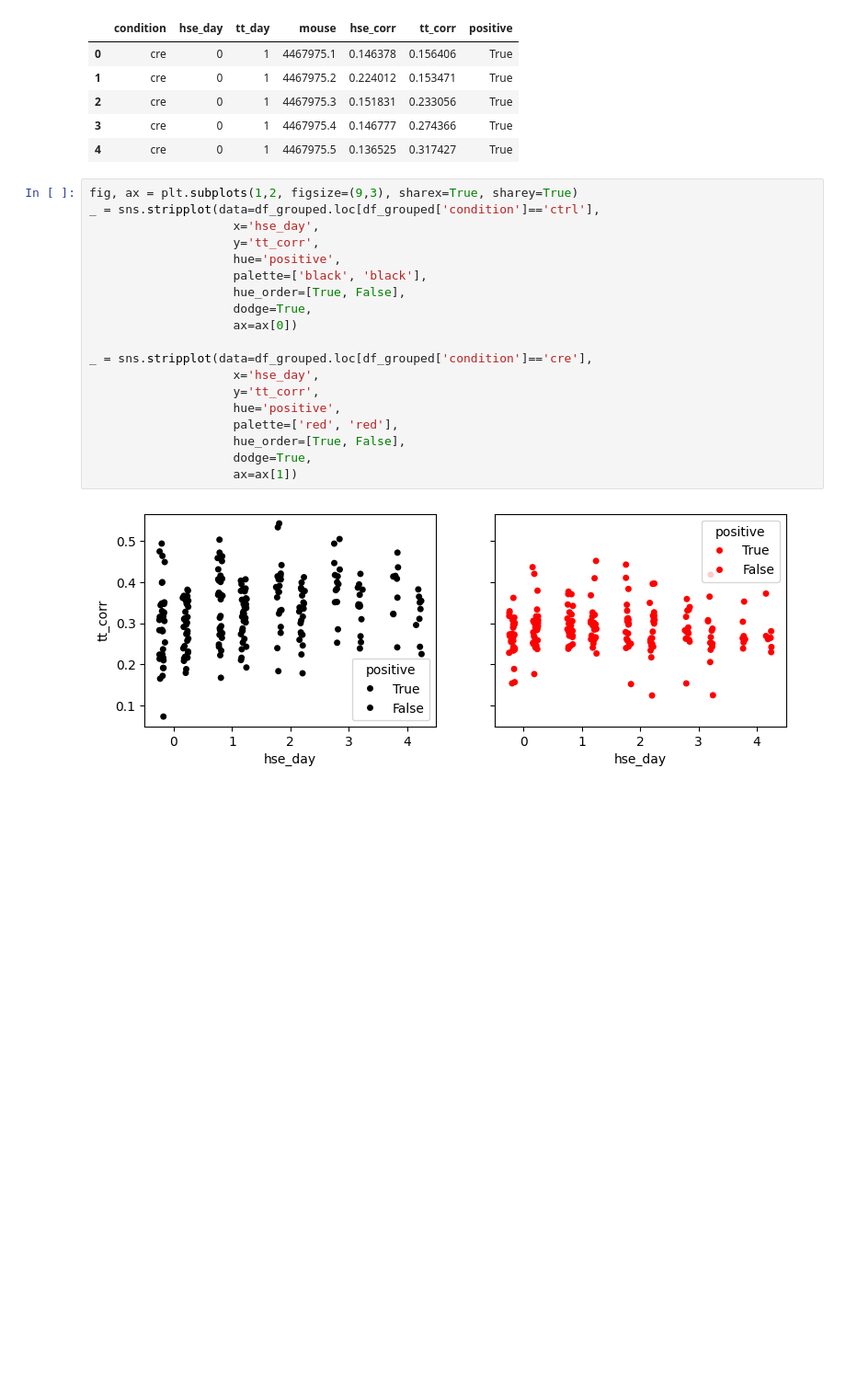
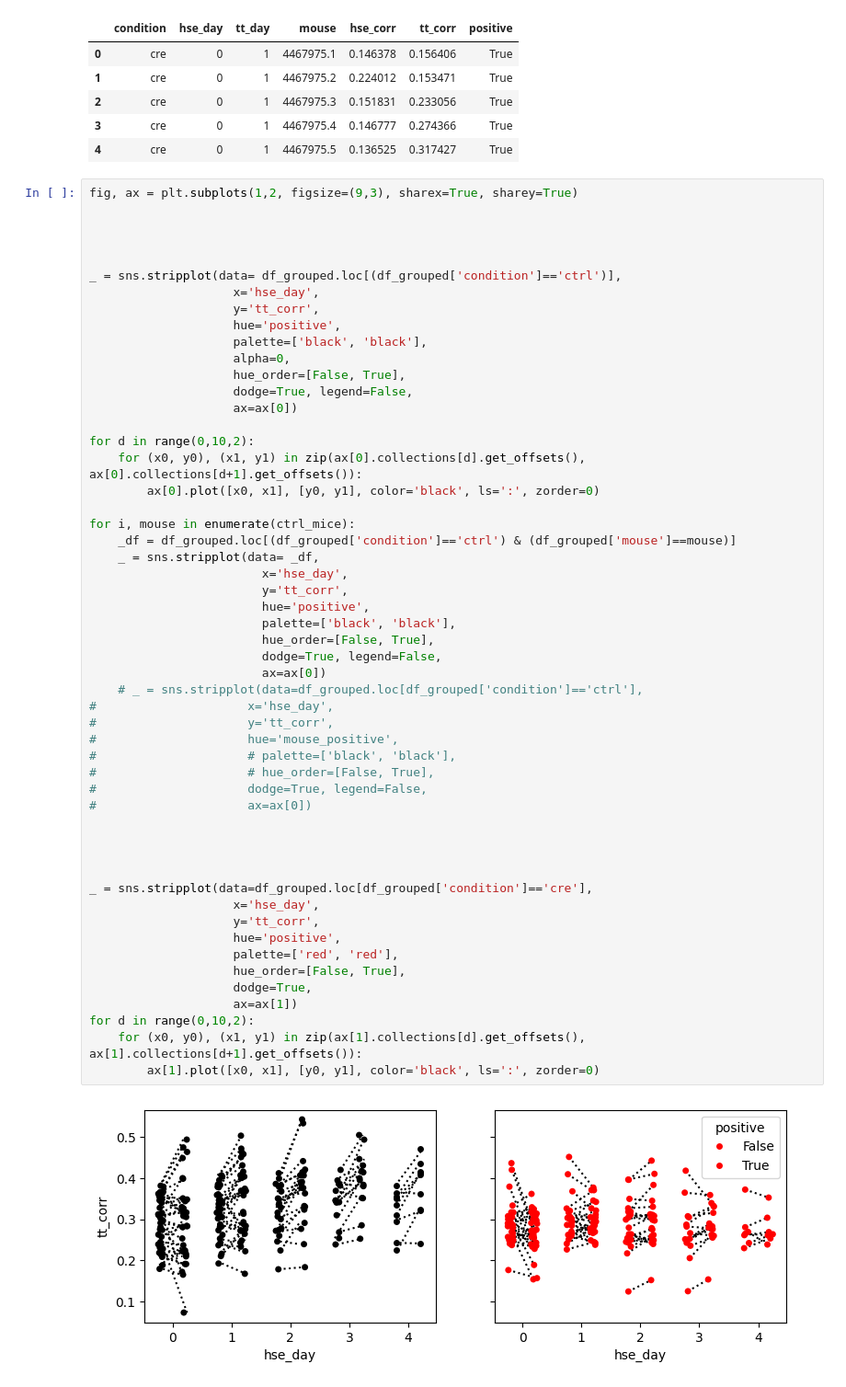
Before and after one commit to GiocomoLab/STX3KO_analyses, a Jupyter notebook: notebooks/figure6/replay.ipynb, the cells around one changed output. Shown at 92% size. Drawn from its saved outputs; the diff is of its cells as text; blank space fills up the shorter version.

Commit message:
work on replay plots

```diff
--- a/notebooks/figure6/replay.ipynb
+++ b/notebooks/figure6/replay.ipynb
@@ -537,22 +537,56 @@ df_grouped.head()
 | 4 | cre | 0 | 1 | 4467975.5 | 0.136525 | 0.317427 | True |
 # %%
 fig, ax = plt.subplots(1,2, figsize=(9,3), sharex=True, sharey=True)
-_ = sns.stripplot(data=df_grouped.loc[df_grouped['condition']=='ctrl'],
+
+
+
+
+_ = sns.stripplot(data= df_grouped.loc[(df_grouped['condition']=='ctrl')],
                     x='hse_day',
                     y='tt_corr',
                     hue='positive',
                     palette=['black', 'black'],
-                    hue_order=[True, False],
-                    dodge=True,
+                    alpha=0,
+                    hue_order=[False, True],
+                    dodge=True, legend=False,
                     ax=ax[0])
+
+for d in range(0,10,2):
+    for (x0, y0), (x1, y1) in zip(ax[0].collections[d].get_offsets(), ax[0].collections[d+1].get_offsets()):
+        ax[0].plot([x0, x1], [y0, y1], color='black', ls=':', zorder=0)
+
+for i, mouse in enumerate(ctrl_mice):
+    _df = df_grouped.loc[(df_grouped['condition']=='ctrl') & (df_grouped['mouse']==mouse)]
+    _ = sns.stripplot(data= _df,
+                        x='hse_day',
+                        y='tt_corr',
+                        hue='positive',
+                        palette=['black', 'black'],
+                        hue_order=[False, True],
+                        dodge=True, legend=False,
+                        ax=ax[0])
+    # _ = sns.stripplot(data=df_grouped.loc[df_grouped['condition']=='ctrl'],
+#                     x='hse_day',
+#                     y='tt_corr',
+#                     hue='mouse_positive',
+#                     # palette=['black', 'black'],
+#                     # hue_order=[False, True],
+#                     dodge=True, legend=False,
+#                     ax=ax[0])
+
+
+
 
 _ = sns.stripplot(data=df_grouped.loc[df_grouped['condition']=='cre'],
                     x='hse_day',
                     y='tt_corr',
                     hue='positive',
                     palette=['red', 'red'],
-                    hue_order=[True, False],
+                    hue_order=[False, True],
                     dodge=True,
                     ax=ax[1])
+for d in range(0,10,2):
+    for (x0, y0), (x1, y1) in zip(ax[1].collections[d].get_offsets(), ax[1].collections[d+1].get_offsets()):
+        ax[1].plot([x0, x1], [y0, y1], color='black', ls=':', zorder=0)
 # %% [output]
-[figure, old version]
+[figure, new version]
```
